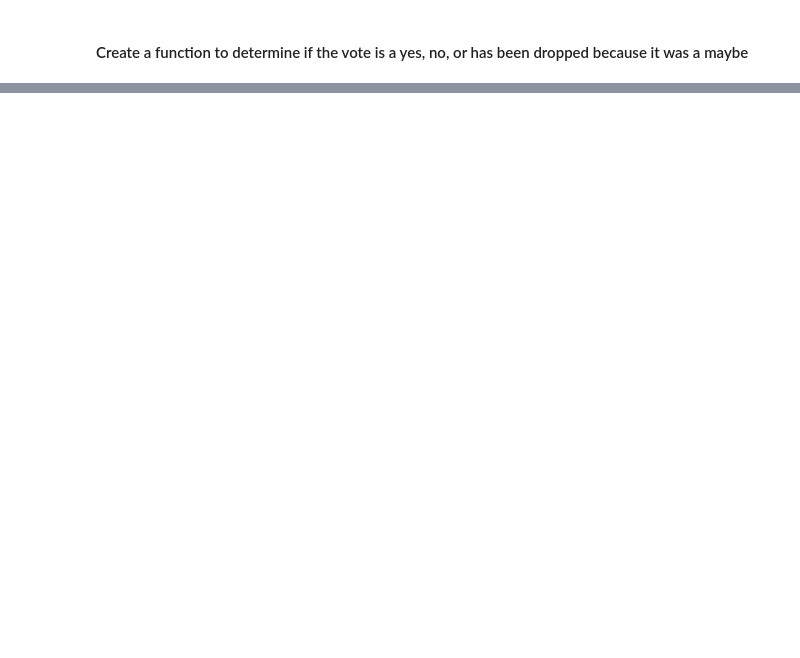
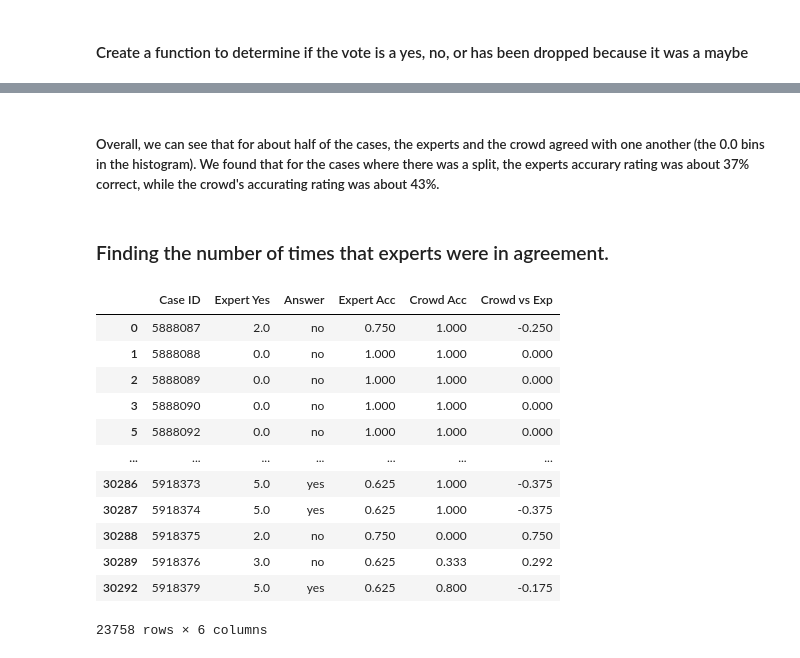
Before and after one commit to cstokl3/open_avenues, a Jupyter notebook: crowdsourcing.ipynb, the cells around one changed output, grey strips where cells are left out. Saved outputs shown, nothing was run; the diff lists cells and outputs as text; code cells hidden in the pictures; blank space fills up the shorter version.

```diff
--- a/crowdsourcing.ipynb
+++ b/crowdsourcing.ipynb
@@ -114,0 +233,21 @@ results.head()
+# %% [markdown]
+##### Overall, we can see that for about half of the cases, the experts and the crowd agreed with one another (the 0.0 bins in the histogram). We found that for the cases where there was a split, the experts accurary rating was about 37% correct, while the crowd's accurating rating was about 43%.
+# %% [markdown]
+### Finding the number of times that experts were in agreement.
+# %%
+results = results.drop(results.iloc[:, 1:12].columns, axis=1)
+results
+# %% [output]
+|  | Case ID | Expert Yes | Answer | Expert Acc | Crowd Acc | Crowd vs Exp |
+| 0 | 5888087 | 2.0 | no | 0.750 | 1.000 | -0.250 |
+| 1 | 5888088 | 0.0 | no | 1.000 | 1.000 | 0.000 |
+| 2 | 5888089 | 0.0 | no | 1.000 | 1.000 | 0.000 |
+| 3 | 5888090 | 0.0 | no | 1.000 | 1.000 | 0.000 |
+| 5 | 5888092 | 0.0 | no | 1.000 | 1.000 | 0.000 |
+| ... | ... | ... | ... | ... | ... | ... |
+| 30286 | 5918373 | 5.0 | yes | 0.625 | 1.000 | -0.375 |
+| 30287 | 5918374 | 5.0 | yes | 0.625 | 1.000 | -0.375 |
+| 30288 | 5918375 | 2.0 | no | 0.750 | 0.000 | 0.750 |
+| 30289 | 5918376 | 3.0 | no | 0.625 | 0.333 | 0.292 |
+| 30292 | 5918379 | 5.0 | yes | 0.625 | 0.800 | -0.175 |
+23758 rows × 6 columns
```
Also changed, not shown: parts of 57 cells of this notebook, 2 other files.
